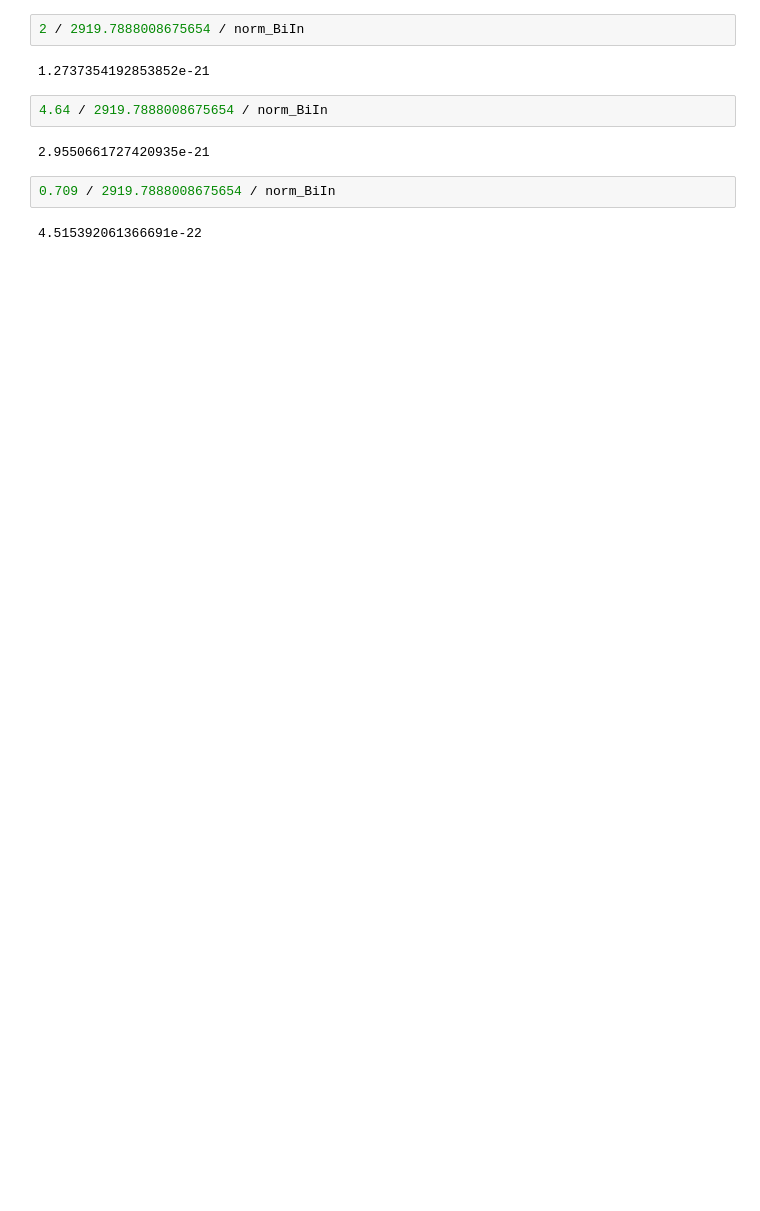
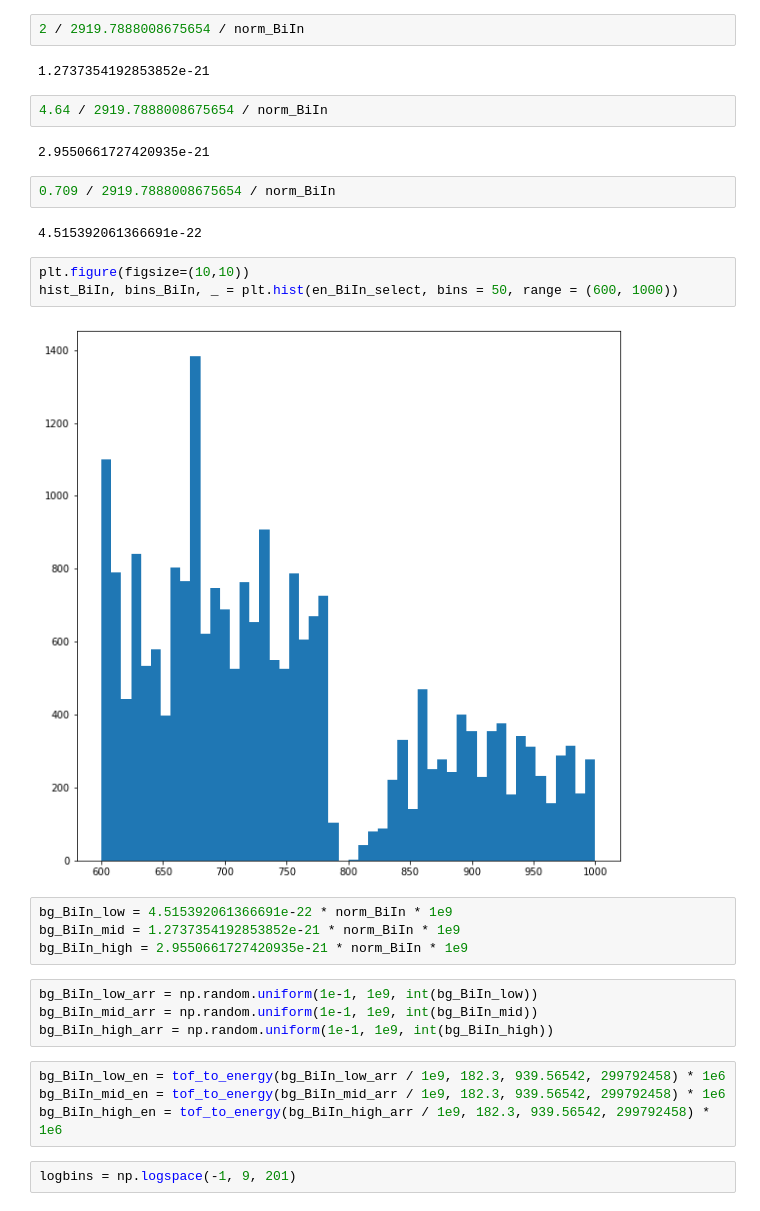
Before and after one commit to Junyinghuang/MArEX_Analysis, a Jupyter notebook: systematic.ipynb, the cells around one changed output. Drawn from its saved outputs; the diff is of its cells as text; blank space fills up the shorter version.

```diff
--- a/systematic.ipynb
+++ b/systematic.ipynb
@@ -401,3 +402,22 @@ for i in np.linspace(0.7,0.8,101):
 0.709 / 2919.7888008675654 / norm_BiIn
 # %% [output]
 4.515392061366691e-22
+# %%
+plt.figure(figsize=(10,10))
+hist_BiIn, bins_BiIn, _ = plt.hist(en_BiIn_select, bins = 50, range = (600, 1000))
+# %% [output]
+[figure, added]
+# %%
+bg_BiIn_low = 4.515392061366691e-22 * norm_BiIn * 1e9
+bg_BiIn_mid = 1.2737354192853852e-21 * norm_BiIn * 1e9
+bg_BiIn_high = 2.9550661727420935e-21 * norm_BiIn * 1e9
+# %%
+bg_BiIn_low_arr = np.random.uniform(1e-1, 1e9, int(bg_BiIn_low))
+bg_BiIn_mid_arr = np.random.uniform(1e-1, 1e9, int(bg_BiIn_mid))
+bg_BiIn_high_arr = np.random.uniform(1e-1, 1e9, int(bg_BiIn_high))
+# %%
+bg_BiIn_low_en = tof_to_energy(bg_BiIn_low_arr / 1e9, 182.3, 939.56542, 299792458) * 1e6
+bg_BiIn_mid_en = tof_to_energy(bg_BiIn_mid_arr / 1e9, 182.3, 939.56542, 299792458) * 1e6
+bg_BiIn_high_en = tof_to_energy(bg_BiIn_high_arr / 1e9, 182.3, 939.56542, 299792458) * 1e6
+# %%
+logbins = np.logspace(-1, 9, 201)
```
Also changed, not shown: parts of 6 cells of this notebook, 7 other files.
